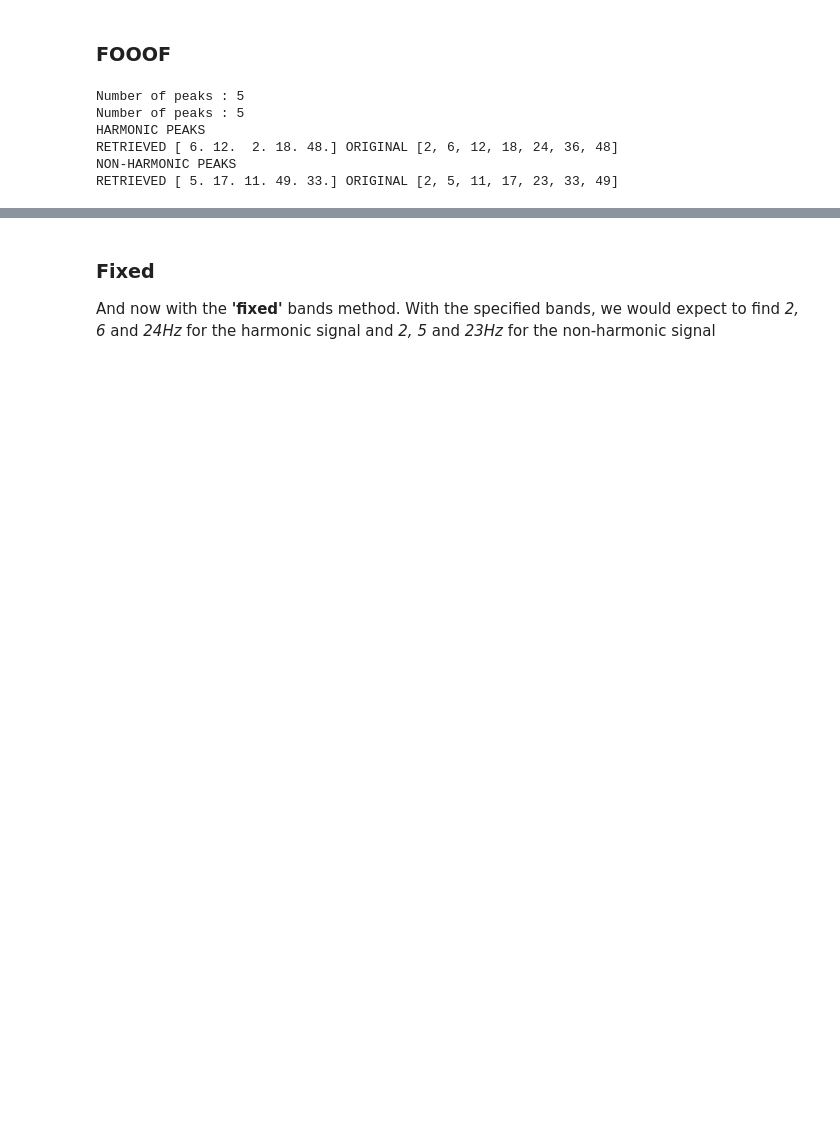
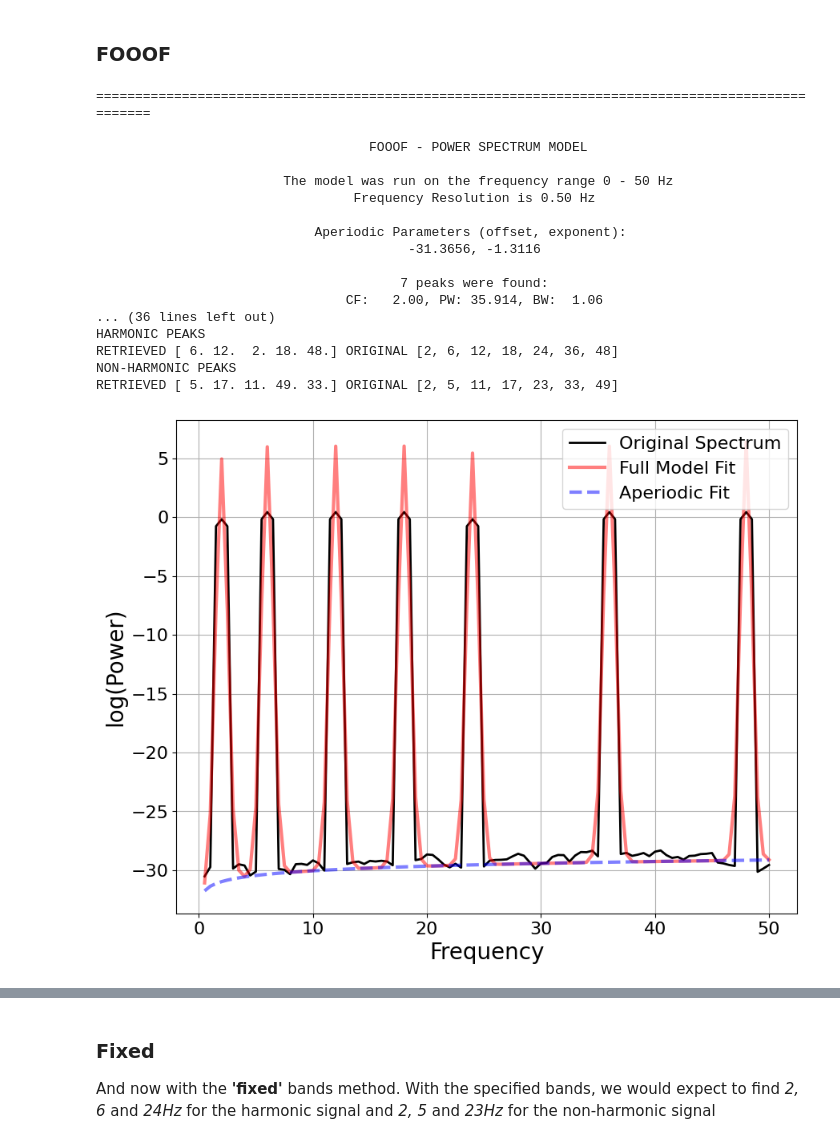
Before and after one commit to AntoineBellemare/biotuner, a Jupyter notebook: examples/peaks_extraction.ipynb, the cells around one changed output, grey strips where cells are left out. Saved outputs shown, nothing was run; the diff lists cells and outputs as text; code cells hidden in the pictures; blank space fills up the shorter version.

```diff
--- a/examples/peaks_extraction.ipynb
+++ b/examples/peaks_extraction.ipynb
@@ -96,23 +88,35 @@ RETRIEVED [11. 17.  5. 33. 23.] ORIGINAL [2, 5, 11, 17, 23, 33, 49]
 # %%
 # Initialize biotuner object for harmonic signal
 bt_harm = compute_biotuner(sf=sf, peaks_function = 'FOOOF', precision = 0.5)
 
 # Extract spectral peaks
-bt_harm.peaks_extraction(signal_harm, min_freq = 1, max_freq = 50, min_harms = 2, harm_limit = 1000)
+bt_harm.peaks_extraction(signal_harm, min_freq = 1, max_freq = 50, min_harms = 2, harm_limit = 1000, graph=True)
 
 # Initialize biotuner object for non-harmonic signal
 bt_noharm = compute_biotuner(sf=sf, peaks_function = 'FOOOF', precision = 0.5)
 
 # Extract spectral peaks
-bt_noharm.peaks_extraction(signal_noharm, min_freq = 1, max_freq = 50, min_harms = 2, harm_limit = 1000)
+bt_noharm.peaks_extraction(signal_noharm, min_freq = 1, max_freq = 50, min_harms = 2, harm_limit = 1000, graph=True)
 
 # Compare results
 print('HARMONIC PEAKS', '\nRETRIEVED', bt_harm.peaks, 'ORIGINAL', freqs_harm)
 print('NON-HARMONIC PEAKS', '\nRETRIEVED', bt_noharm.peaks, 'ORIGINAL', freqs_noharm)
 # %% [output]
-Number of peaks : 5
-Number of peaks : 5
+==================================================================================================
+
+                                   FOOOF - POWER SPECTRUM MODEL
+
+                        The model was run on the frequency range 0 - 50 Hz
+                                 Frequency Resolution is 0.50 Hz
+
+                            Aperiodic Parameters (offset, exponent):
+                                        -31.3656, -1.3116
+
+                                       7 peaks were found:
+                                CF:   2.00, PW: 35.914, BW:  1.06
+... (36 lines left out)
 HARMONIC PEAKS
 RETRIEVED [ 6. 12.  2. 18. 48.] ORIGINAL [2, 6, 12, 18, 24, 36, 48]
 NON-HARMONIC PEAKS
 RETRIEVED [ 5. 17. 11. 49. 33.] ORIGINAL [2, 5, 11, 17, 23, 33, 49]
+[figure, added]
```
Also changed, not shown: parts of 16 cells of this notebook, 1 other file.
